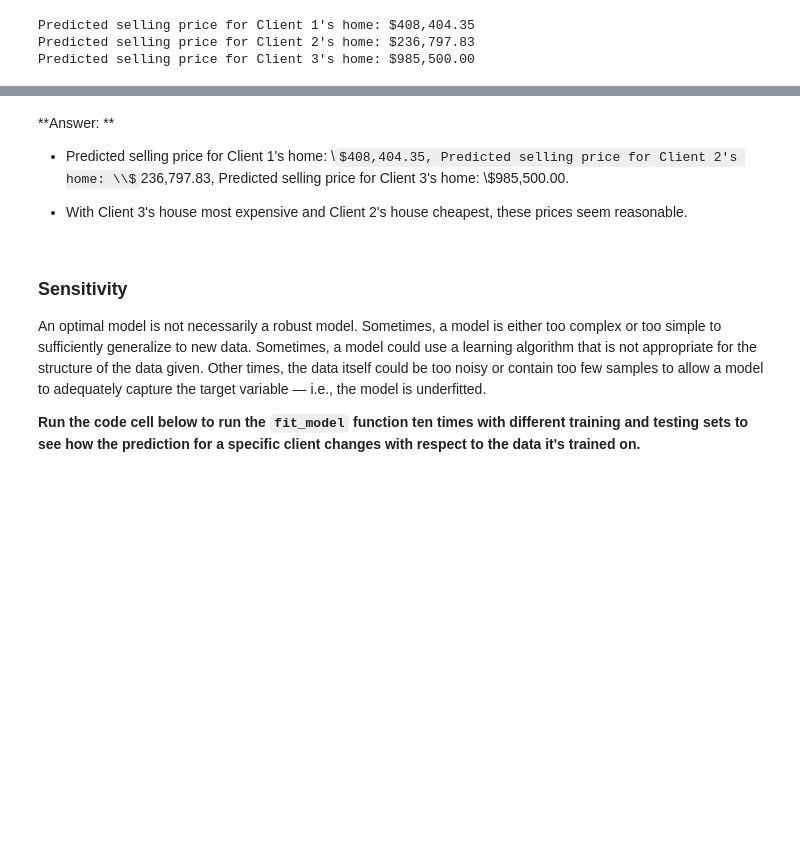
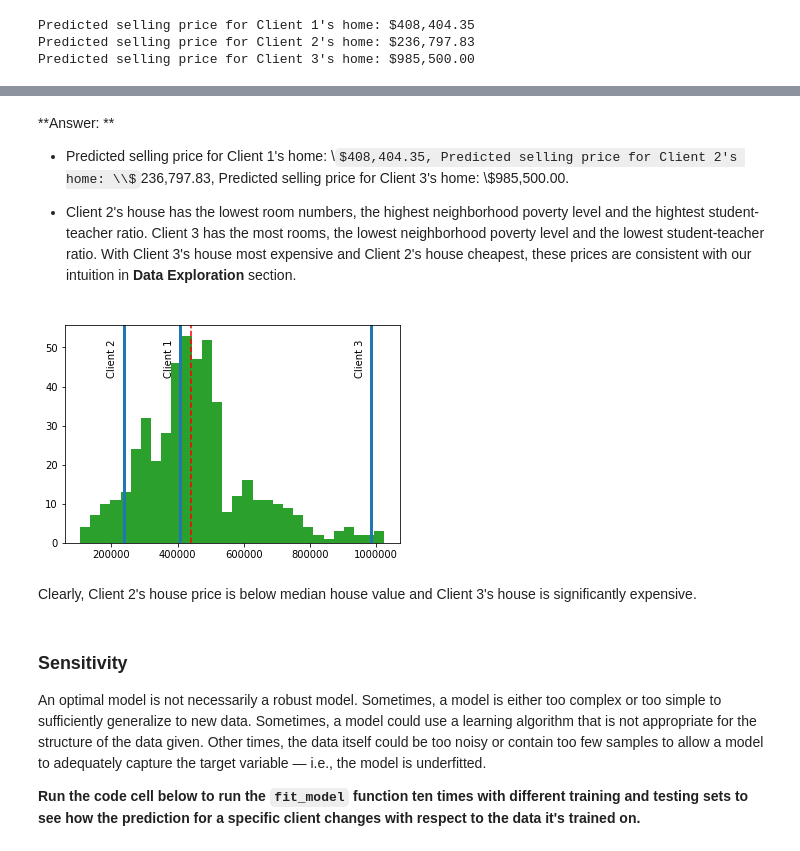
Before and after one commit to Emma-Zelda/Udacity, a Jupyter notebook: p1_boston_housing/boston_housing.ipynb, the cells around one changed output, grey strips where cells are left out. Cells and saved outputs as stored; diff of their text form; code cells hidden in the pictures; some formulas as TeX source; blank space fills up the shorter version.

```diff
--- a/p1_boston_housing/boston_housing.ipynb
+++ b/p1_boston_housing/boston_housing.ipynb
@@ -330,7 +346,7 @@ def fit_model(X, y):
     regressor = DecisionTreeRegressor()
 
     # TODO: Create a dictionary for the parameter 'max_depth' with a range from 1 to 10
-    params = {'max_depth': list(range(1, 11))}
+    params = {'max_depth': range(1, 11)}
 
     # TODO: Transform 'performance_metric' into a scoring function using 'make_scorer'
     scoring_fnc = make_scorer(performance_metric)
@@ -407,7 +435,20 @@ Predicted selling price for Client 3's home: $985,500.00
 
 * Predicted selling price for Client 1's home: \\$408,404.35, Predicted selling price for Client 2's home: \\$236,797.83, Predicted selling price for Client 3's home: \\$985,500.00.
 
-* With Client 3's house most expensive and Client 2's house cheapest, these prices seem reasonable.
+* Client 2's house has the lowest room numbers, the highest neighborhood poverty level and the hightest student-teacher ratio. Client 3 has the most rooms, the lowest neighborhood poverty level and the lowest student-teacher ratio. With Client 3's house most expensive and Client 2's house cheapest, these prices are consistent with our intuition in **Data Exploration** section.
+# %%
+# plot the histogram of all the housing prices and position the above three predicted values
+import matplotlib.pyplot as plt
+for i,price in enumerate(reg.predict(client_data)):
+    plt.hist(prices, bins = 30)
+    plt.axvline(price, lw = 3)
+    plt.text(price-50000, 50, 'Client '+str(i+1), rotation=90)
+plt.axvline(np.median(prices), color = 'red', linestyle = '--')
+plt.show()
+# %% [output]
+[figure, added]
+# %% [markdown]
+Clearly, Client 2's house price is below median house value and Client 3's house is significantly expensive.
 # %% [markdown]
 ### Sensitivity
 An optimal model is not necessarily a robust model. Sometimes, a model is either too complex or too simple to sufficiently generalize to new data. Sometimes, a model could use a learning algorithm that is not appropriate for the structure of the data given. Other times, the data itself could be too noisy or contain too few samples to allow a model to adequately capture the target variable — i.e., the model is underfitted.
```
Also changed, not shown: parts of 17 cells of this notebook, 3 other files.
